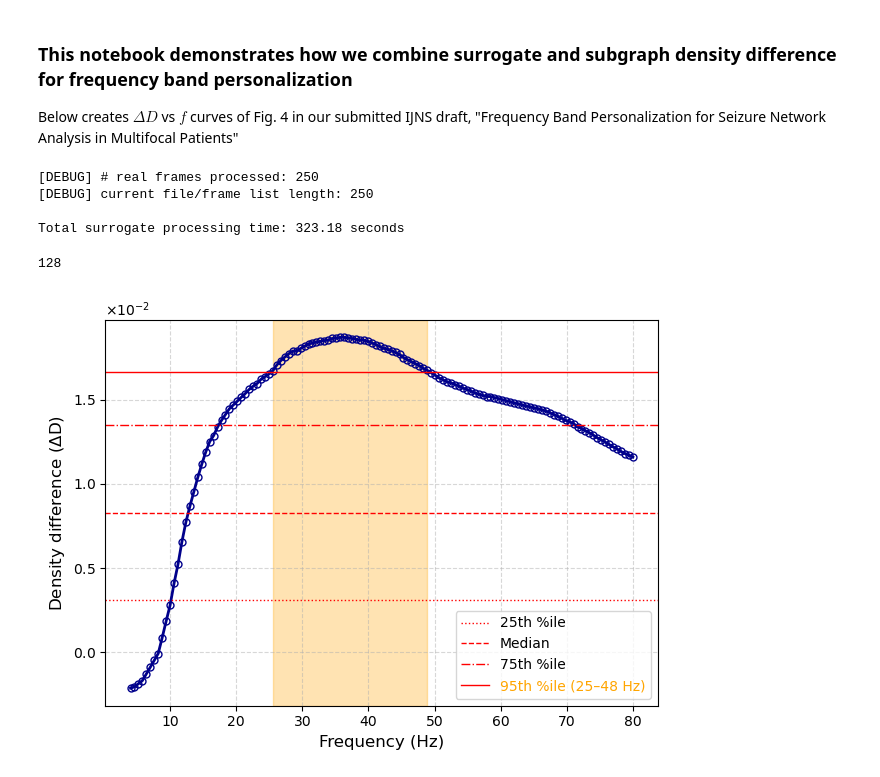
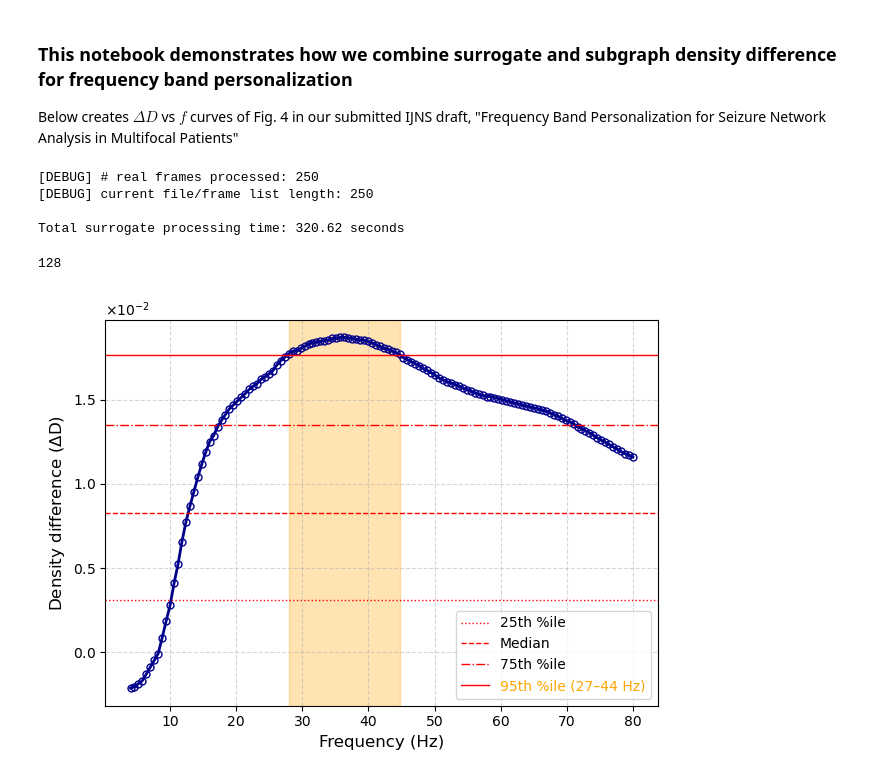
Before and after one commit to penggenchang/DTF-and-Seizure-Network, a Jupyter notebook: demonstration_ijns.ipynb, the cells around one changed output. Drawn from its saved outputs; the diff is of its cells as text; code cells hidden in the pictures.

```diff
--- a/demonstration_ijns.ipynb
+++ b/demonstration_ijns.ipynb
@@ -22,7 +22,7 @@ from sklearn.metrics import roc_auc_score, roc_curve
 # %%
 Fs = 1000
 ## in utd computer, de
-sz_sample = [r"C:\Users\Patient_2000\20_PV_1999_2099.csv"]
+sz_sample = [r"C:\Users\Genchang Peng\OneDrive - The University of Texas at Dallas\CSV\UTSW_2000\2000_LA6579RH_L_ICTAL.csv"]
 
 
 ## Channel selection is based on LDA ranking, which can be referred to our previous works.
@@ -273,7 +273,7 @@ print(f"\nTotal surrogate processing time: {end_time - start_time:.2f} seconds")
 [DEBUG] # real frames processed: 250
 [DEBUG] current file/frame list length: 250
 
-Total surrogate processing time: 323.18 seconds
+Total surrogate processing time: 320.62 seconds
 # %%
 def compute_subgraph_density(dtf_significant, subgraph_indices):
     """
@@ -329,7 +329,7 @@ Dmax = np.max(contrast)
 d_25 = Dmin + 0.25 * (Dmax - Dmin)
 d_50 = Dmin + 0.50 * (Dmax - Dmin)
 d_75 = Dmin + 0.75 * (Dmax - Dmin)
-d_95 = Dmin + 0.90 * (Dmax - Dmin)
+d_95 = Dmin + 0.95 * (Dmax - Dmin)
 
 # Count how many values fall in each band (optional insight)
 in_0_25 = np.sum((contrast >= Dmin) & (contrast < d_25))
@@ -356,18 +356,7 @@ freqs = np.linspace(4, 80, 128)  # Now freqs has same length as contrast
 plt.plot(freqs, contrast, color='darkblue', linewidth=2,marker='o', markersize=5, markevery=1, markerfacecolor='none')
 # Highlight top bands
 #for start, end in mask_top:
-'''
-for start, end in zip(start_idxs, end_idxs):
-    s = int(start)
-    e = int(end)
-    freq_lower = int(freqs[s])
-    freq_upper = int(freqs[e])
-    label = f"({freq_lower}–{freq_upper} Hz)"
-    plt.axvspan(freqs[s], freqs[e-1], color='orange', alpha=0.3)#, label=label)
-    #plt.axvline(freqs[s], color='or', linestyle='--', linewidth=1)
-    # plt.axvline(freqs[e-1], color='green', linestyle='--', linewidth=1)
-#print(highlighted_bands)
-'''
+
 # Add percentile reference lines
 #freqs = np.arange(8, 80)
 
@@ -390,32 +379,32 @@ band_label = f"({freq_lower}–{freq_upper} Hz)"
 plt.axhline(d_95, linestyle='-', color='red', linewidth=1, label='95th %ile'+' '+label)
 # --- Axes labels ---
 
 from matplotlib.ticker import ScalarFormatter
 
 formatter = ScalarFormatter(useMathText=True)
 formatter.set_powerlimits((-2, 2))   # same effect as scilimits=(-2,2)
 plt.gca().yaxis.set_major_formatter(formatter)
 plt.ticklabel_format(axis='y', style='sci', scilimits=(-2, 2))
 
 # Optional: make the 10^x offset label a bit larger
 plt.gca().yaxis.get_offset_text().set_fontsize(10)
 legend = plt.legend()
 legend_texts = legend.get_texts()
 legend_texts[-1].set_color("orange")
 
 
 # --- Continue with grid, legend, etc. ---
 
 
 
 
 plt.xlabel("Frequency (Hz)", fontsize=12)
 plt.ylabel("Density difference ($\Delta$D)", fontsize=12)
 plt.grid(True, linestyle='--', alpha=0.5)
 
 plt.tight_layout()
-plt.savefig("./figures/curves/test.svg", dpi=300, bbox_inches='tight')
+#plt.savefig("./figures/curves/test.svg", dpi=300, bbox_inches='tight')
 #plt.ticklabel_format(axis='y', style='sci', scilimits=(-4, 0))
 plt.show()
 # %% [output]
-[figure, old version]
+[figure, new version]
```
